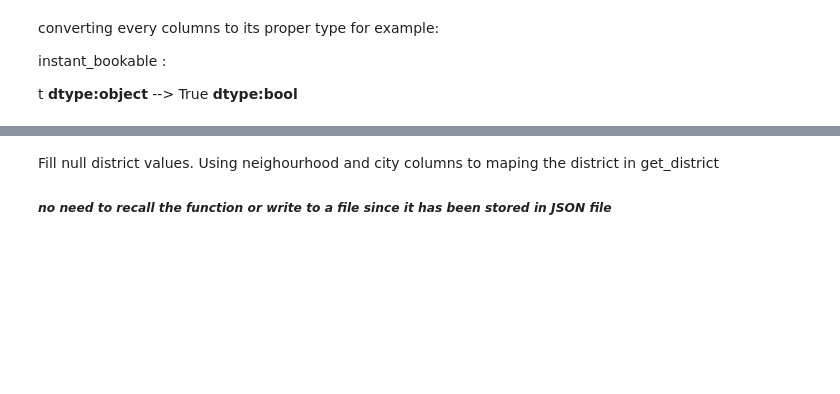
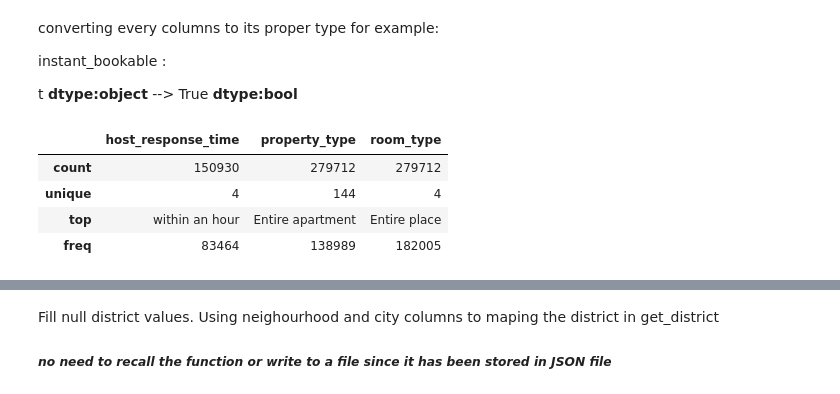
Before and after one commit to AbdullahAlrebdi/week3_project, a Jupyter notebook: main.ipynb, the cells around one changed output, grey strips where cells are left out. Saved outputs shown, nothing was run; the diff lists cells and outputs as text; code cells hidden in the pictures; blank space fills up the shorter version.

```diff
--- a/main.ipynb
+++ b/main.ipynb
@@ -222,3 +210,11 @@ df_listings['bedrooms'] = df_listings['bedrooms'].astype("Int64")
 df_listings['instant_bookable'] = df_listings['instant_bookable'].replace({'f': 0, 't': 1})
 # Convert the column to boolean type
 df_listings['instant_bookable'] = df_listings['instant_bookable'].astype("Int64")
+# %%
+df_listings.select_dtypes('category').describe()
+# %% [output]
+|  | host_response_time | property_type | room_type |
+| count | 150930 | 279712 | 279712 |
+| unique | 4 | 144 | 4 |
+| top | within an hour | Entire apartment | Entire place |
+| freq | 83464 | 138989 | 182005 |
```
Also changed, not shown: parts of 4 cells of this notebook.
